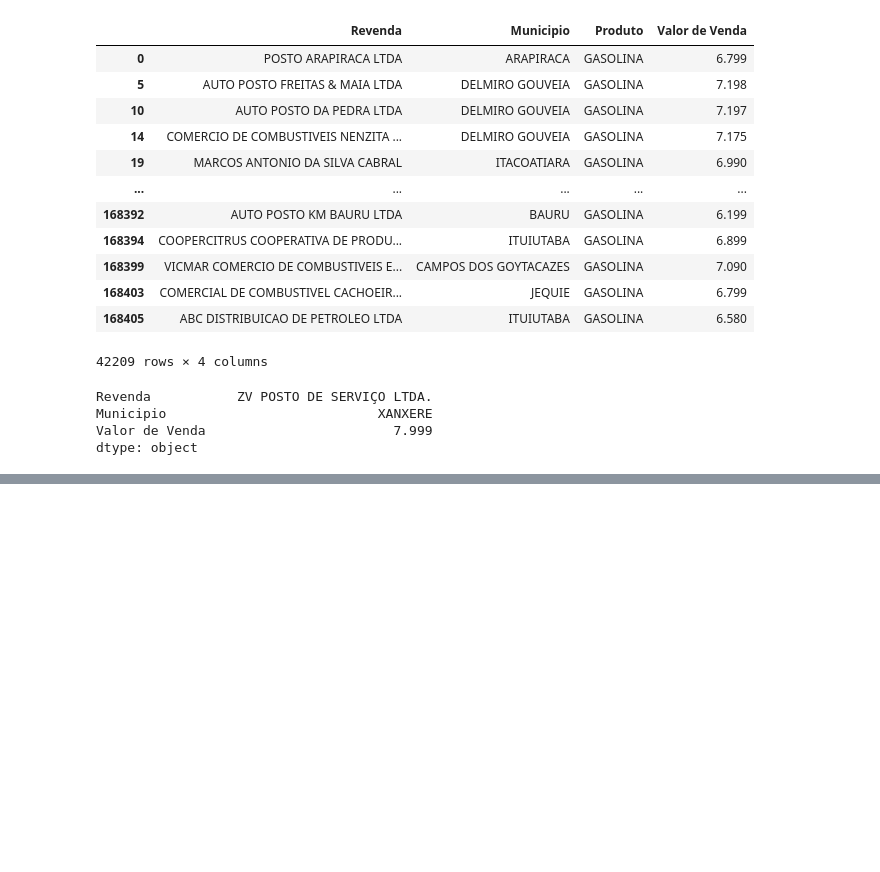
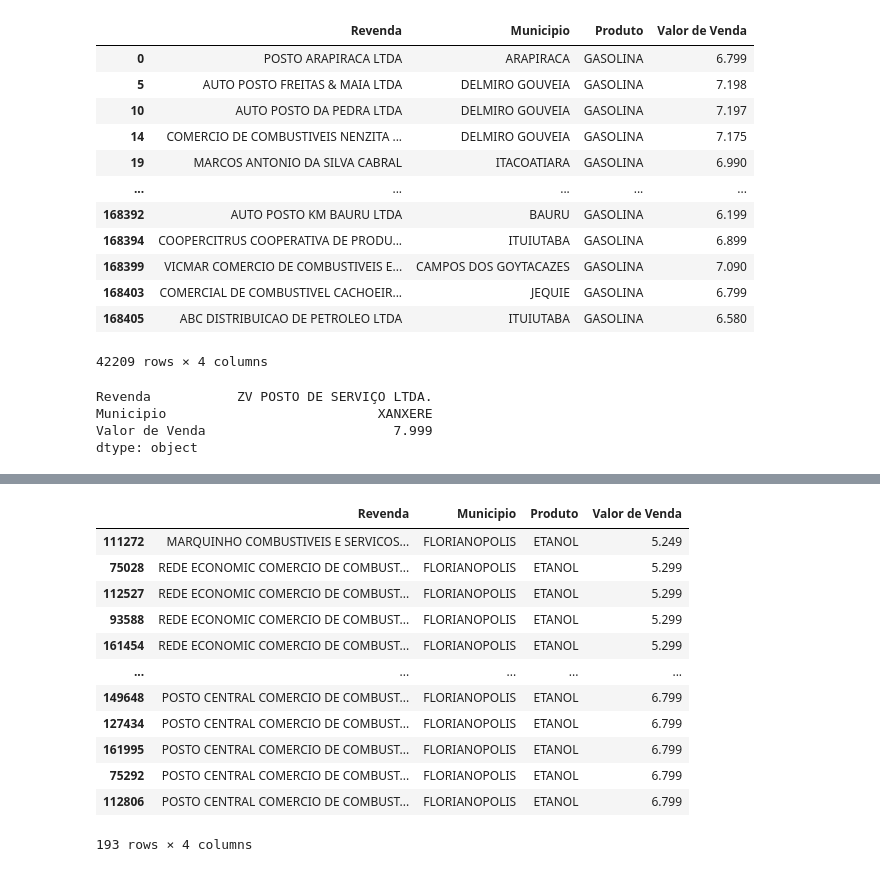
Before and after one commit to RafaelRSR/Pandas-Aula1, a Jupyter notebook: Pandas_Aula1.ipynb, the cells around one changed output, grey strips where cells are left out. Cells and saved outputs as stored; diff of their text form; code cells hidden in the pictures; blank space fills up the shorter version.

```diff
--- a/Pandas_Aula1.ipynb
+++ b/Pandas_Aula1.ipynb
@@ -196,0 +216,17 @@ dtype: object
+# %%
+#Organizar por ordem crescente de VALOR DE VENDA
+display(etanol_floripa.sort_values(by='Valor de Venda'))
+# %% [output]
+|  | Revenda | Municipio | Produto | Valor de Venda |
+| 111272 | MARQUINHO COMBUSTIVEIS E SERVICOS... | FLORIANOPOLIS | ETANOL | 5.249 |
+| 75028 | REDE ECONOMIC COMERCIO DE COMBUST... | FLORIANOPOLIS | ETANOL | 5.299 |
+| 112527 | REDE ECONOMIC COMERCIO DE COMBUST... | FLORIANOPOLIS | ETANOL | 5.299 |
+| 93588 | REDE ECONOMIC COMERCIO DE COMBUST... | FLORIANOPOLIS | ETANOL | 5.299 |
+| 161454 | REDE ECONOMIC COMERCIO DE COMBUST... | FLORIANOPOLIS | ETANOL | 5.299 |
+| ... | ... | ... | ... | ... |
+| 149648 | POSTO CENTRAL COMERCIO DE COMBUST... | FLORIANOPOLIS | ETANOL | 6.799 |
+| 127434 | POSTO CENTRAL COMERCIO DE COMBUST... | FLORIANOPOLIS | ETANOL | 6.799 |
+| 161995 | POSTO CENTRAL COMERCIO DE COMBUST... | FLORIANOPOLIS | ETANOL | 6.799 |
+| 75292 | POSTO CENTRAL COMERCIO DE COMBUST... | FLORIANOPOLIS | ETANOL | 6.799 |
+| 112806 | POSTO CENTRAL COMERCIO DE COMBUST... | FLORIANOPOLIS | ETANOL | 6.799 |
+193 rows × 4 columns
```
Also changed, not shown: parts of 2 cells of this notebook.
